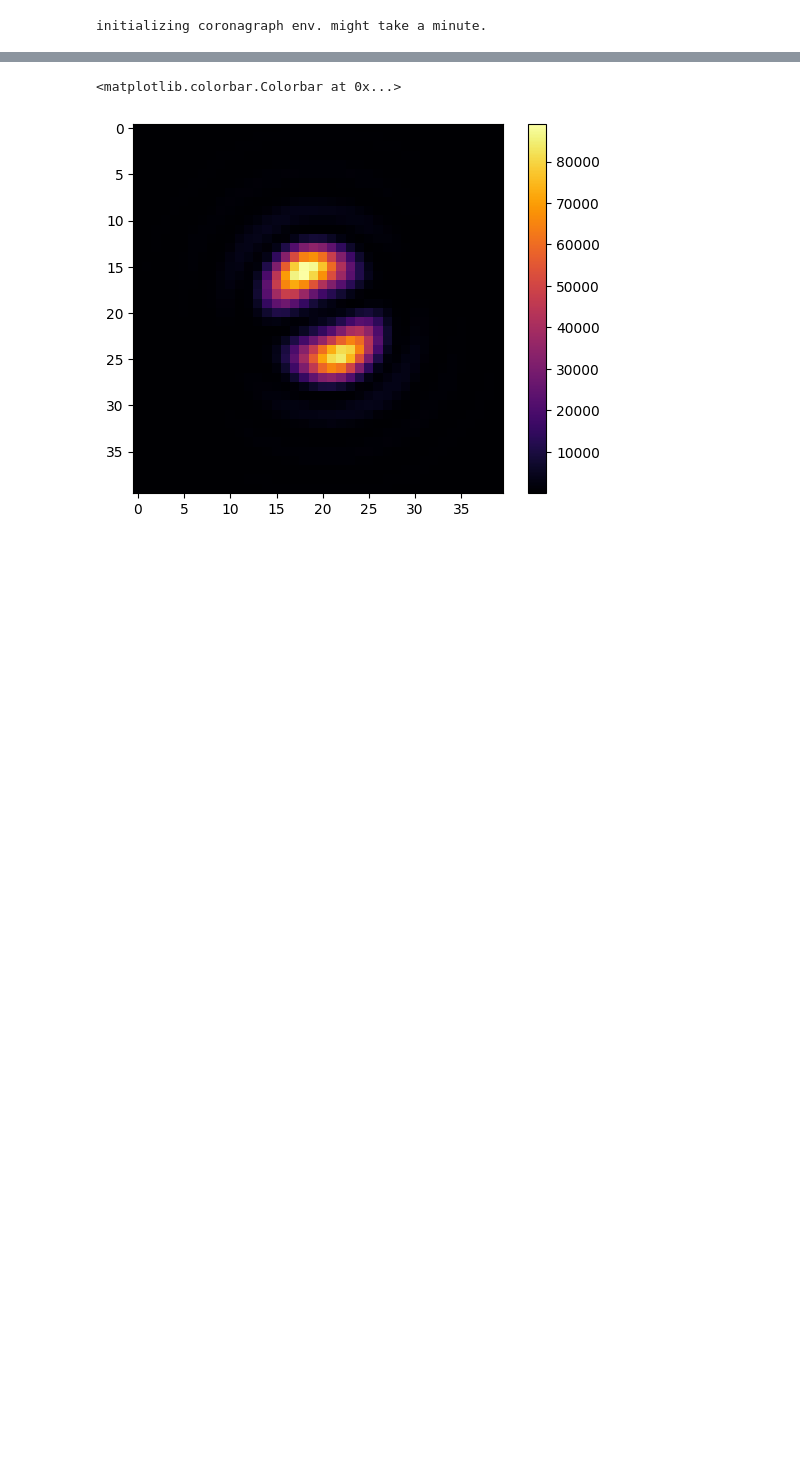
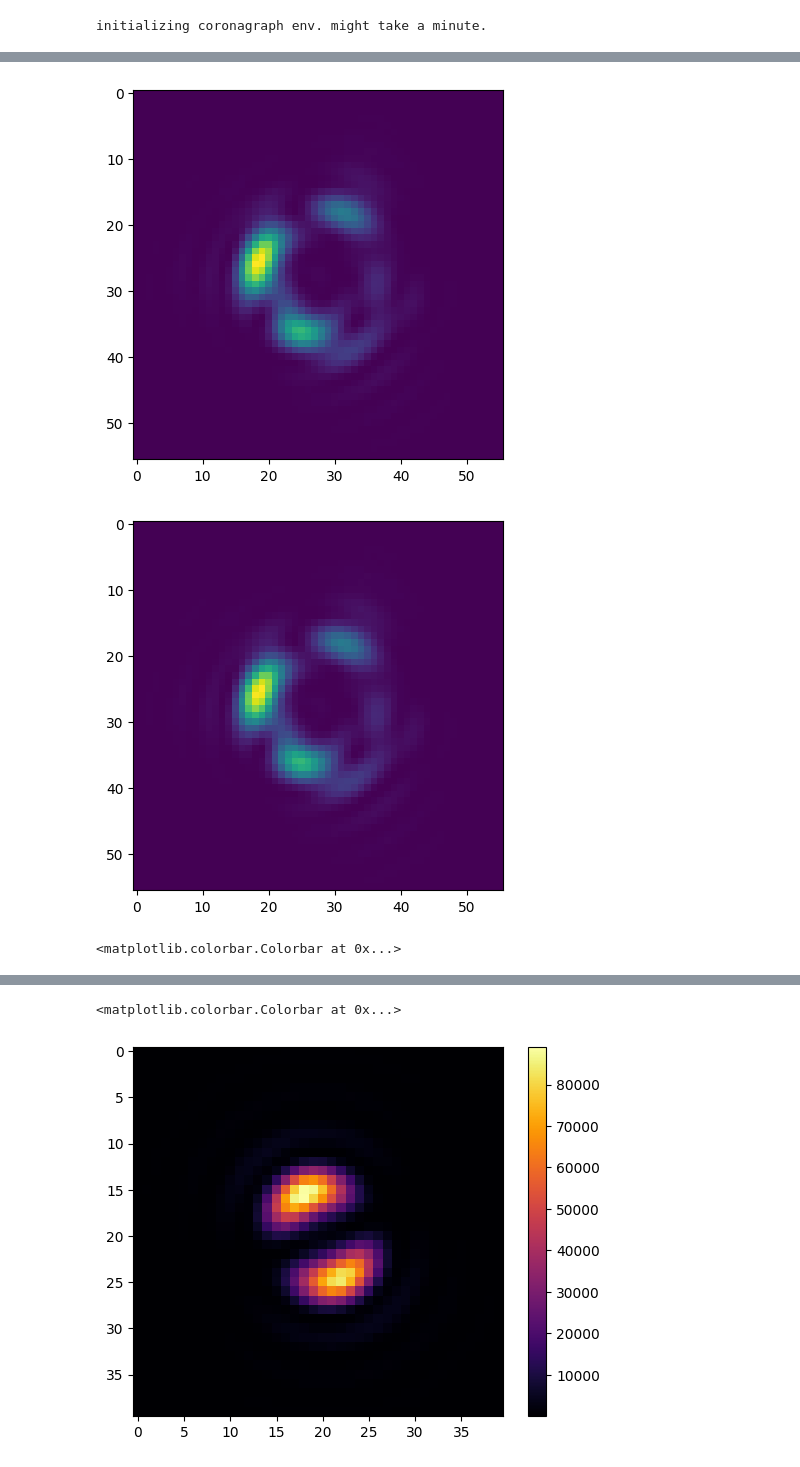
Before and after one commit to AlexeiKorolev/NASA-RL-Wavefront-Control, a Jupyter notebook: RL/data_generator.ipynb, the cells around one changed output, grey strips where cells are left out. Saved outputs shown, nothing was run; the diff lists cells and outputs as text; code cells hidden in the pictures; blank space fills up the shorter version.

```diff
--- a/RL/data_generator.ipynb
+++ b/RL/data_generator.ipynb
@@ -84,0 +112,18 @@ for _ in tqdm(range(N), desc="Building dataset"):
+# %%
+test_index = 0
+e.deformable_mirror.flatten()
+dm_proper = dm_settings[test_index]
+img1 = images[test_index][0]
+e.set_dm(dm_proper)
+cam_img = 0.1 * e.get_camera_image(delta_t=10)
+
+plt.imshow(img1)
+plt.show()
+plt.imshow(cam_img)
+plt.show()
+plt.imshow(img1 - cam_img)
+plt.colorbar()
+# %% [output]
+[figure, added]
+[figure, added]
+<matplotlib.colorbar.Colorbar at 0x...>
```
Also changed, not shown: parts of 5 cells of this notebook, 6 other files.
